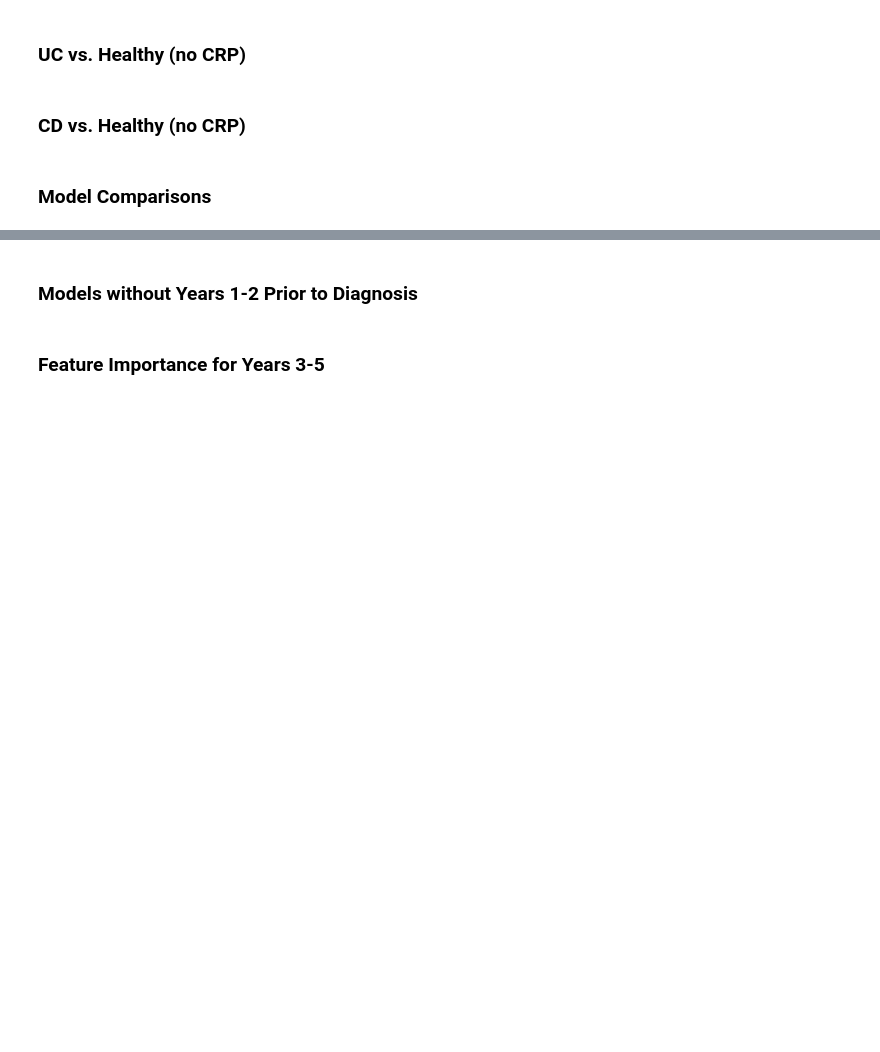
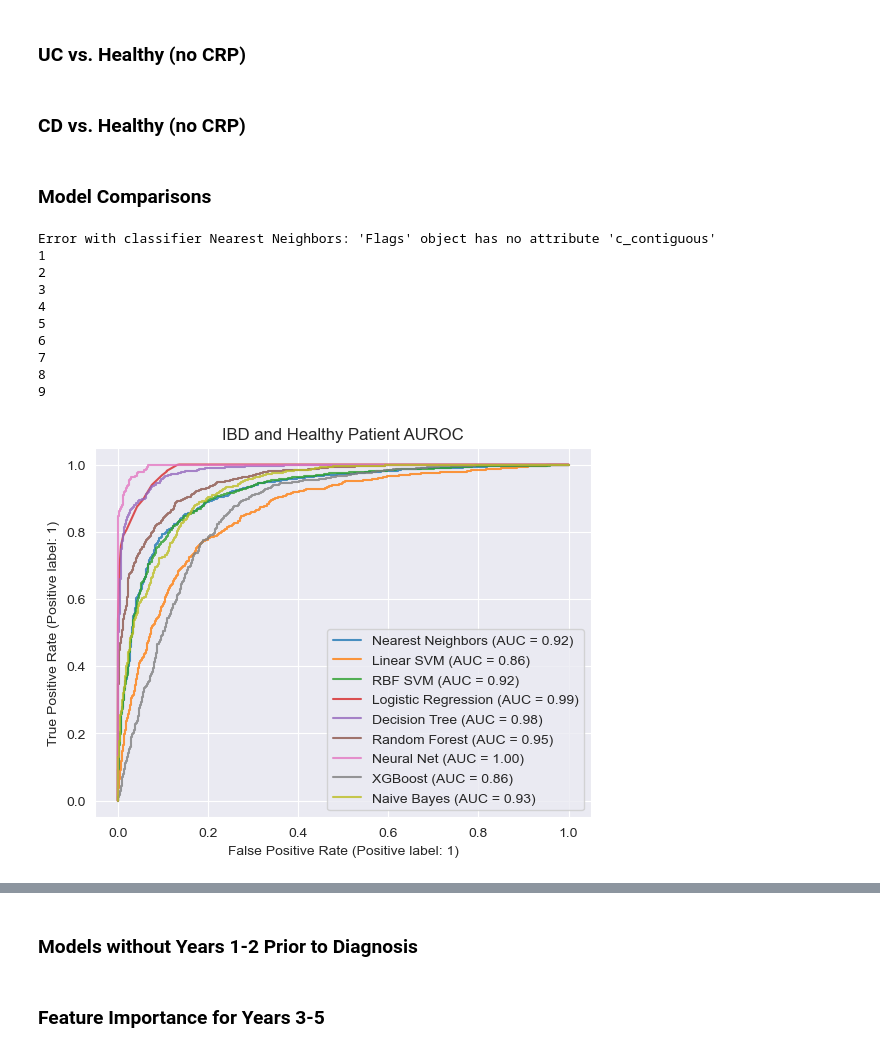
Before and after one commit to emmachancellor/ibd_longitudinal_ml, a Jupyter notebook: ml_models_ibd.ipynb, the cells around one changed output, grey strips where cells are left out. Saved outputs shown, nothing was run; the diff lists cells and outputs as text; code cells hidden in the pictures; blank space fills up the shorter version.

```diff
--- a/ml_models_ibd.ipynb
+++ b/ml_models_ibd.ipynb
@@ -473,5 +604,8 @@ print("Healthy Patients in Testing Data: ", healthy_test)
 # %%
-def test_models(df, plot_title, fig_name_path):
+def test_models(df,
+                plot_title,
+                fig_name_path,
+                model_save_path):
     X = df.iloc[:, :-1]
     X = X.fillna(0)
     y = df.loc[:, 'ibd_disease_code']
@@ -512,19 +646,42 @@ def test_models(df, plot_title, fig_name_path):
     for name, clf in zip(names, classifiers):
         clf.fit(X_train, y_train)
         ax = plt.gca()
-        clf_disp = RocCurveDisplay.from_estimator(clf, X_test, y_test, ax=ax, name=names[i], alpha=0.8)
-        i+=1
+
+        try:
+            clf_disp = RocCurveDisplay.from_estimator(clf, X_test, y_test, ax=ax, name=names[i], alpha=0.8)
+        except Exception as e:
+            print(f"Error with classifier {name}: {e}")
+            continue
+
+        i += 1
         print(i)
+        save_path = model_save_path + f'_{name}.joblib'
+        save_path = save_path.replace(' ', '_')
+        joblib.dump(clf, save_path)
+
     plt.title(plot_title)
-    #plt.figure(figsize=(10,6))
     fig = plt.gcf()
     fig.savefig(fig_name_path, dpi=300)
 # %%
 # IBD vs. Healthy (with CRP)
 df = ibd_vs_healthy
-fig_name_path = '/Users/emmadyer/Desktop/ibd_long_project/figures/model_figs/healthy_ibd_models.png'
+fig_name_path = '/Users/emmadyer/Desktop/PROJECTS/ibd_ml_local/models/healthy_ibd_models.png'
 plot_title = 'IBD and Healthy Patient AUROC'
+save_model_path = '/Users/emmadyer/Desktop/PROJECTS/ibd_ml_local/models/ibd_vs_healthy_with_CRP'
 
-test_models(ibd_vs_healthy, plot_title, fig_name_path)
+
+test_models(ibd_vs_healthy, plot_title, fig_name_path, save_model_path)
+# %% [output]
+Error with classifier Nearest Neighbors: 'Flags' object has no attribute 'c_contiguous'
+1
+2
+3
+4
+5
+6
+7
+8
+9
+[figure, added]
 # %%
 # UC vs. CD (with CRP)
```
Also changed, not shown: parts of 18 cells of this notebook, 1 other file.
